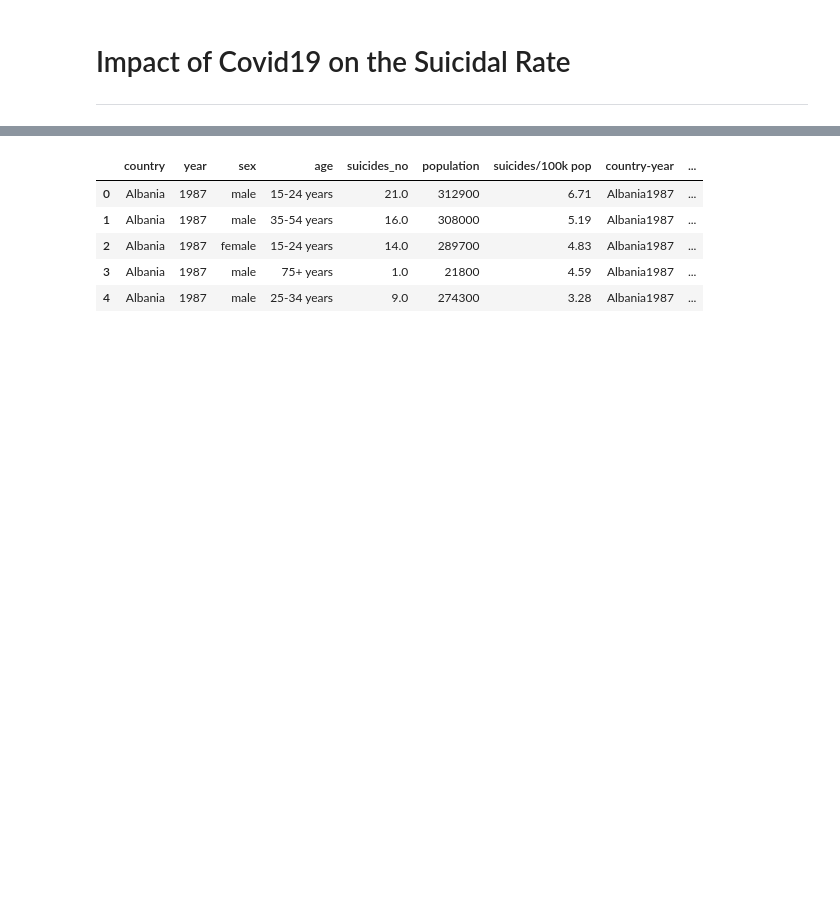
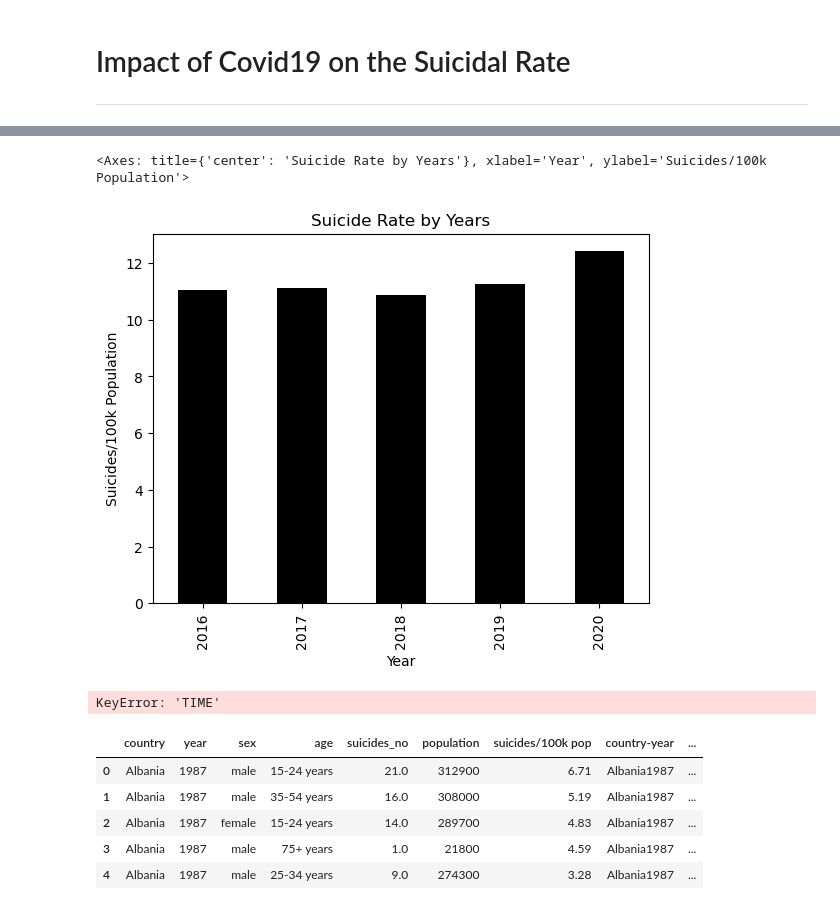
Before and after one commit to BirundhaVaratharajan/Project-1, a Jupyter notebook: Untitled.ipynb, the cells around one changed output, grey strips where cells are left out. Cells and saved outputs as stored; diff of their text form; code cells hidden in the pictures; blank space fills up the shorter version.

```diff
--- a/Untitled.ipynb
+++ b/Untitled.ipynb
@@ -66,0 +68,3 @@ narrow_1.dropna()
+# %%
+group_by_1 = narrow_1.groupby(["TIME"])["Value"].mean()
+group_by_1
@@ -67,3 +90,22 @@ narrow_1.dropna()
+# %%
+
+plot = group_by_1.plot(kind="bar", color = "black", align = "center")
+plt.xlabel("Year")
+plt.ylabel("Suicides/100k Population")
+plt.title("Suicide Rate by Years")
+
+plot
+# %% [output]
+<Axes: title={'center': 'Suicide Rate by Years'}, xlabel='Year', ylabel='Suicides/100k Population'>
+[figure, added]
+# %%
+x = group_by_df["TIME"]
+y = group_by_df["Value"]
+
+correlation = st.pearsonr(x,y)
+correlation
+# %% [output]
+KeyError: 'TIME'
 # %%
 master.head()
 # %% [output]
```
Also changed, not shown: parts of 23 cells of this notebook, 4 other files.
